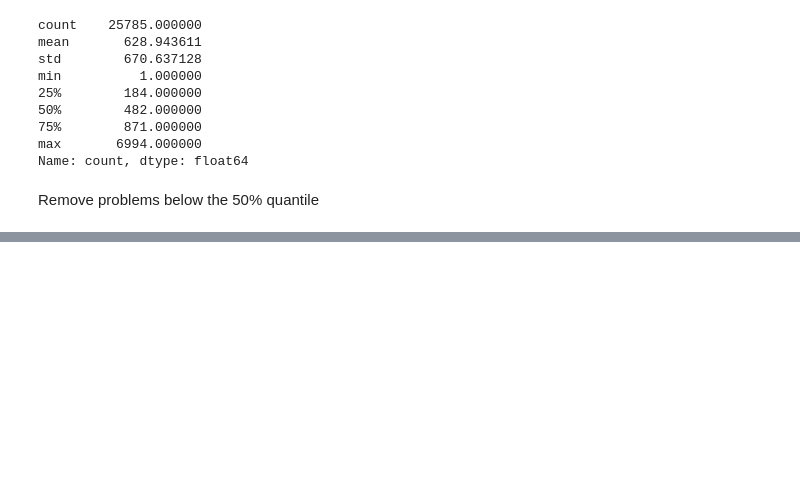
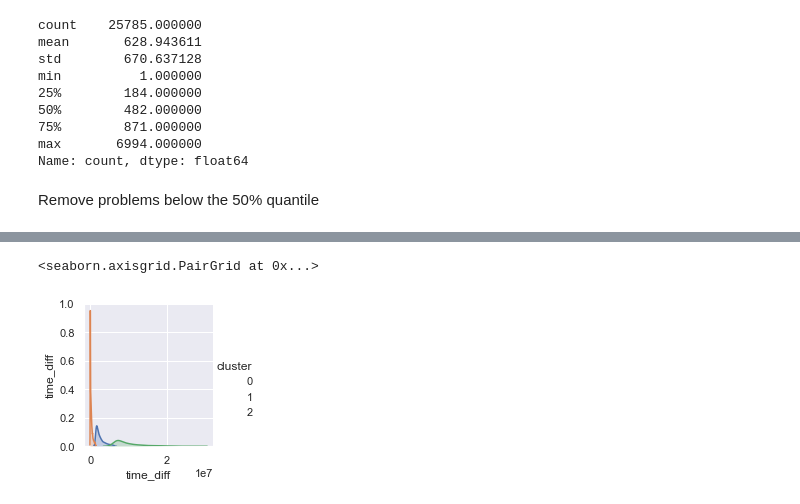
Before and after one commit to timmmlim/bt4103-junyi, a Jupyter notebook: Initial Data Exploration.ipynb, the cells around one changed output, grey strips where cells are left out. Drawn from its saved outputs; the diff is of its cells as text; code cells hidden in the pictures; blank space fills up the shorter version.

```diff
--- a/Initial Data Exploration.ipynb
+++ b/Initial Data Exploration.ipynb
@@ -411,0 +531,12 @@ plotVariableAnalysis(seq_count, [], ['count'])
+# %%
+cluster_3 = KMeans(n_clusters=3, random_state=31, n_jobs=-1)
+model_3 = cluster_3.fit(features)
+model_std_3 = cluster_3.fit(features_std)
+# %%
+y_pred = cluster_3.fit_predict(features_std)
+data = deepcopy(output[feature_list])
+data['cluster'] = y_pred
+sns.pairplot(data, hue='cluster', diag_kind='kde', markers=['o','s','D'])
+# %% [output]
+<seaborn.axisgrid.PairGrid at 0x...>
+[figure, added]
```
Also changed, not shown: parts of 24 cells of this notebook.
